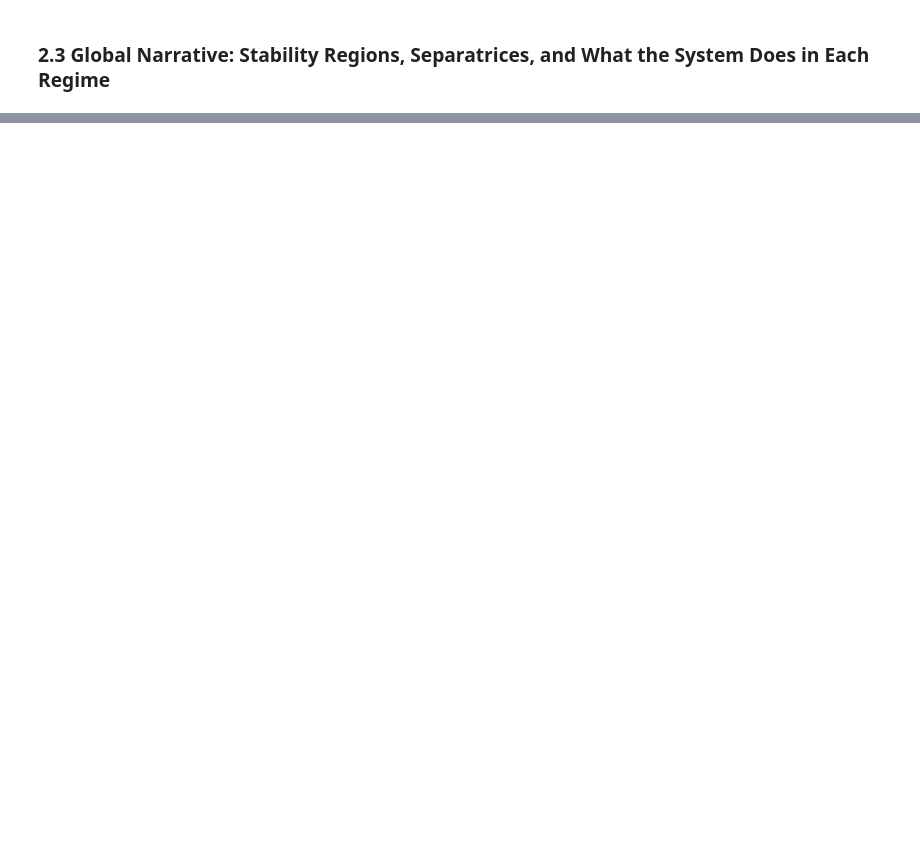
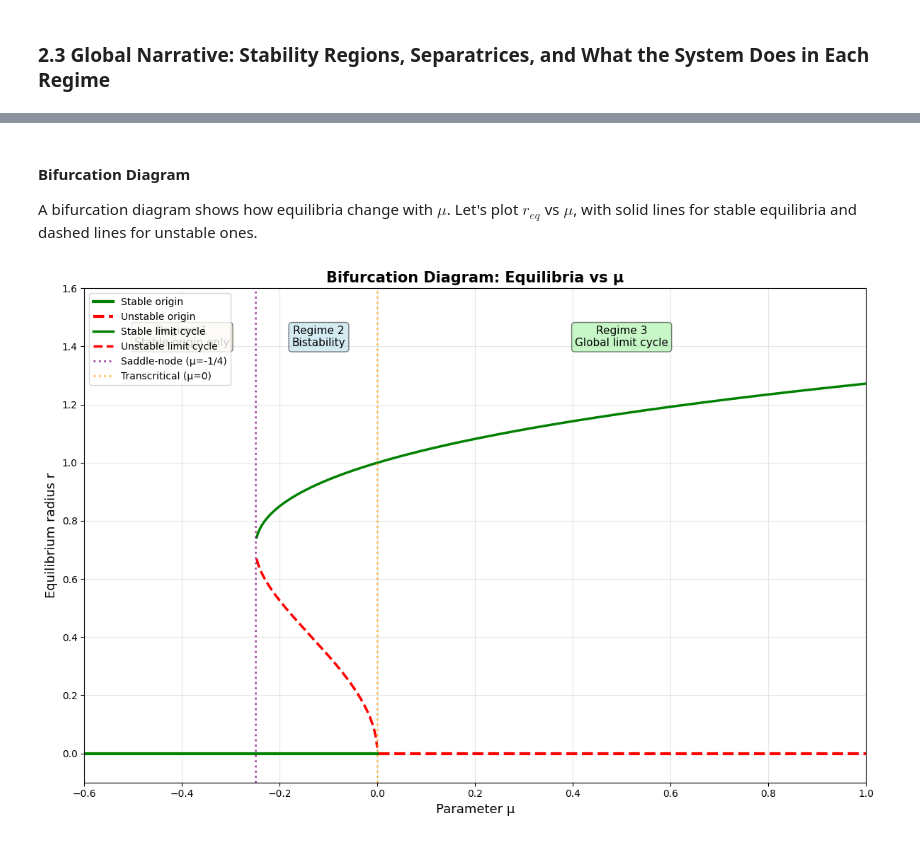
Before and after one commit to trcools/2e-bachelor-Fysica, a Jupyter notebook: Biophysics/Examen/Exam-part-2/finals-part-2.ipynb, the cells around one changed output, grey strips where cells are left out. Drawn from its saved outputs; the diff is of its cells as text; code cells hidden in the pictures; blank space fills up the shorter version.

```diff
--- a/Biophysics/Examen/Exam-part-2/finals-part-2.ipynb
+++ b/Biophysics/Examen/Exam-part-2/finals-part-2.ipynb
@@ -37,0 +264,10 @@ To translate this to a 2D radially symmetric setting, we embed the dynamics in p
+# %% [markdown]
+#### Bifurcation Diagram
+
+A bifurcation diagram shows how equilibria change with $\mu$. Let's plot $r_{eq}$ vs $\mu$, with solid lines for stable equilibria and dashed lines for unstable ones.
+# %%
+# Create bifurcation diagram
+fig, ax = radial.plot_bifurcation_diagram(mu_min=-0.6, mu_max=1.0, figsize=(12, 8))
+plt.show()
+# %% [output]
+[figure, added]
```
Also changed, not shown: parts of 17 cells of this notebook, 1 other file.
